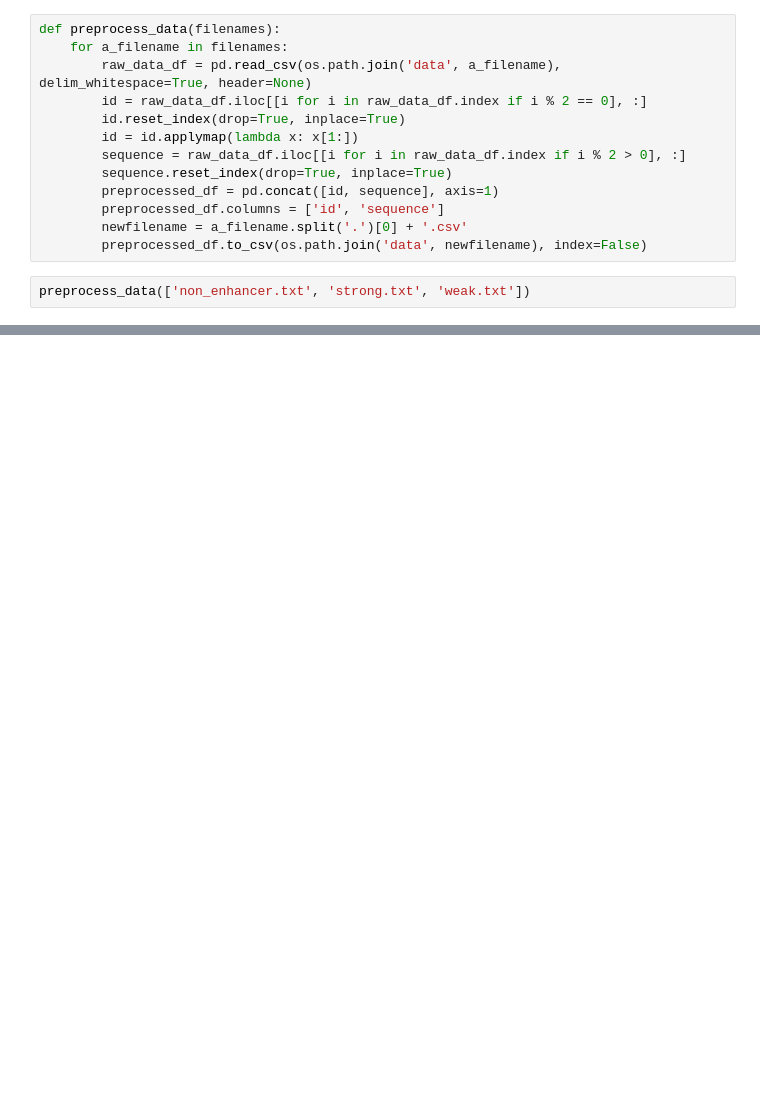
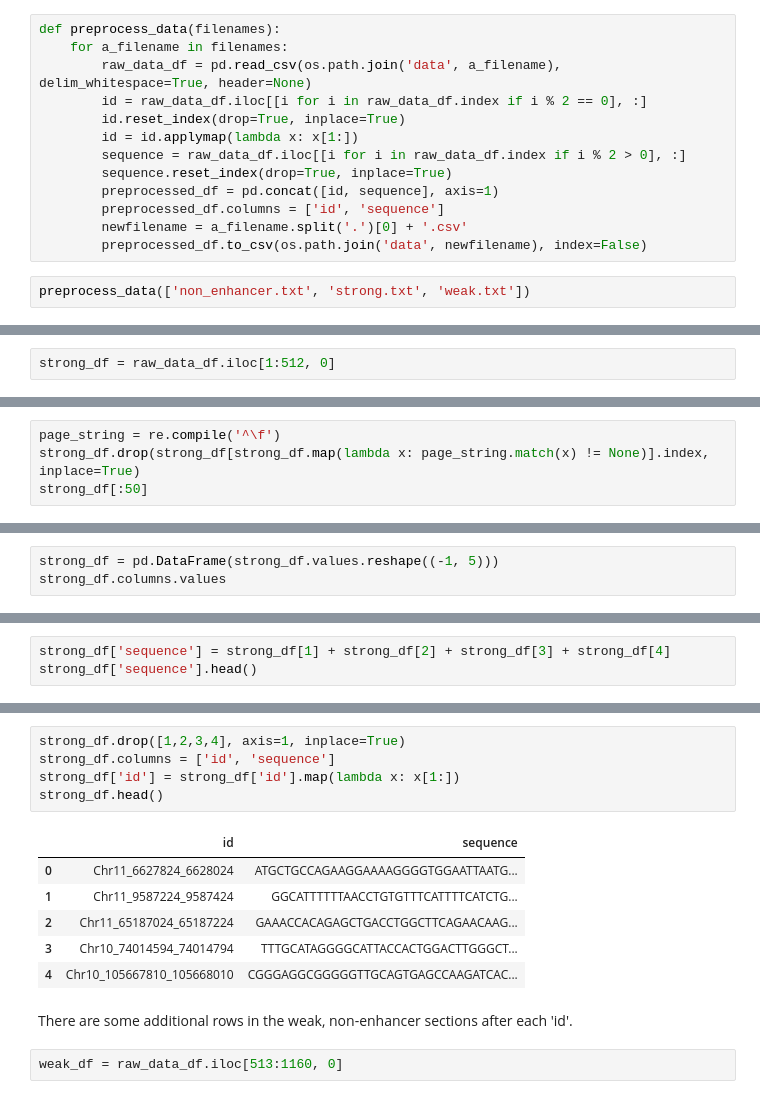
Before and after one commit to tkokkeng/KE5006-AppliedResearch, a Jupyter notebook: DataExploration/preprocessing1.ipynb, the cells around one changed output, grey strips where cells are left out. Cells and saved outputs as stored; diff of their text form; blank space fills up the shorter version.

```diff
--- a/DataExploration/preprocessing1.ipynb
+++ b/DataExploration/preprocessing1.ipynb
@@ -97,0 +159,2 @@ preprocess_data(['non_enhancer.txt', 'strong.txt', 'weak.txt'])
+# %%
+strong_df = raw_data_df.iloc[1:512, 0]
@@ -97,0 +183,4 @@ preprocess_data(['non_enhancer.txt', 'strong.txt', 'weak.txt'])
+# %%
+page_string = re.compile('^\f')
+strong_df.drop(strong_df[strong_df.map(lambda x: page_string.match(x) != None)].index, inplace=True)
+strong_df[:50]
@@ -97,0 +231,3 @@ preprocess_data(['non_enhancer.txt', 'strong.txt', 'weak.txt'])
+# %%
+strong_df = pd.DataFrame(strong_df.values.reshape((-1, 5)))
+strong_df.columns.values
@@ -97,0 +236,3 @@ preprocess_data(['non_enhancer.txt', 'strong.txt', 'weak.txt'])
+# %%
+strong_df['sequence'] = strong_df[1] + strong_df[2] + strong_df[3] + strong_df[4]
+strong_df['sequence'].head()
@@ -97,0 +246,16 @@ preprocess_data(['non_enhancer.txt', 'strong.txt', 'weak.txt'])
+# %%
+strong_df.drop([1,2,3,4], axis=1, inplace=True)
+strong_df.columns = ['id', 'sequence']
+strong_df['id'] = strong_df['id'].map(lambda x: x[1:])
+strong_df.head()
+# %% [output]
+|  | id | sequence |
+| 0 | Chr11_6627824_6628024 | ATGCTGCCAGAAGGAAAAGGGGTGGAATTAATG... |
+| 1 | Chr11_9587224_9587424 | GGCATTTTTTAACCTGTGTTTCATTTTCATCTG... |
+| 2 | Chr11_65187024_65187224 | GAAACCACAGAGCTGACCTGGCTTCAGAACAAG... |
+| 3 | Chr10_74014594_74014794 | TTTGCATAGGGGCATTACCACTGGACTTGGGCT... |
+| 4 | Chr10_105667810_105668010 | CGGGAGGCGGGGGTTGCAGTGAGCCAAGATCAC... |
+# %% [markdown]
+There are some additional rows in the weak, non-enhancer sections after each 'id'.
+# %%
+weak_df = raw_data_df.iloc[513:1160, 0]
```
Also changed, not shown: parts of 35 cells of this notebook.
